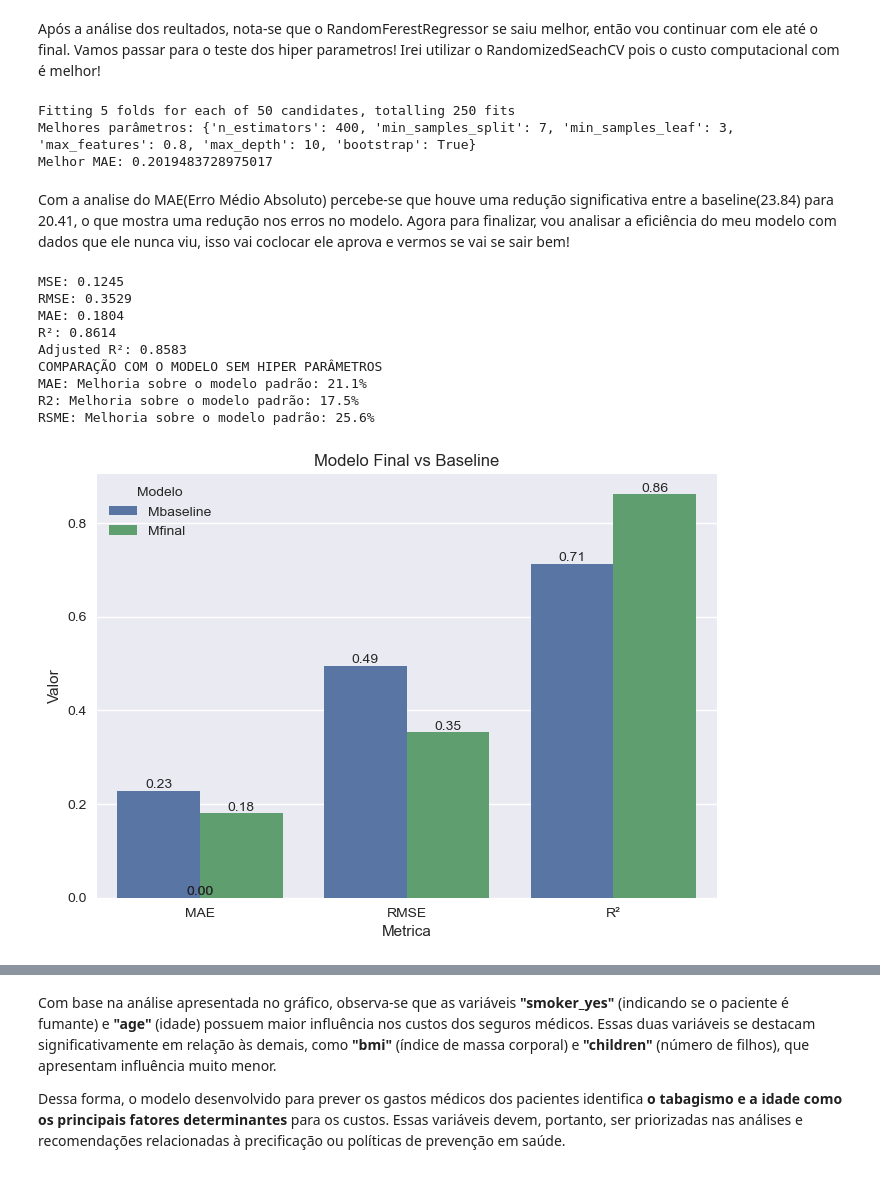
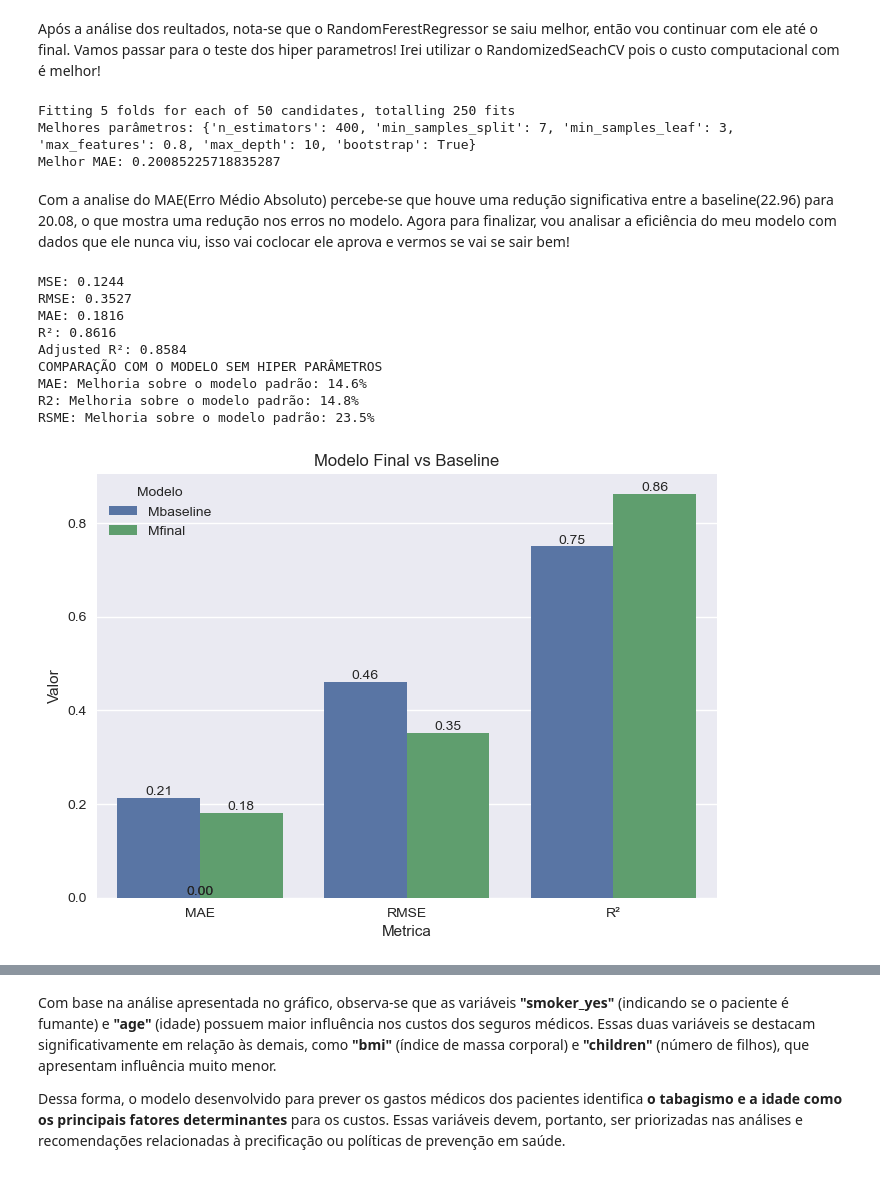
Before and after one commit to Riansito/Analise-de-Custos-de-Seguro-Saude-Modelagem-Preditiva, a Jupyter notebook: Notebooks/modeloPredição.ipynb, the cells around one changed output, grey strips where cells are left out. Drawn from its saved outputs; the diff is of its cells as text; code cells hidden in the pictures.

```diff
--- a/Notebooks/modeloPredição.ipynb
+++ b/Notebooks/modeloPredição.ipynb
@@ -216,7 +162,7 @@ rf_random = RandomizedSearchCV(
     n_jobs=-1 #Controla o paralelismo da execução
 )
 
-rf_random.fit(X_train, y_train)
+rf_random.fit(X_train_tratado, y_train)
 
 # Melhores parâmetros
 print("Melhores parâmetros:", rf_random.best_params_)
@@ -224,19 +170,19 @@ print("Melhor MAE:", -rf_random.best_score_)
 # %% [output]
 Fitting 5 folds for each of 50 candidates, totalling 250 fits
 Melhores parâmetros: {'n_estimators': 400, 'min_samples_split': 7, 'min_samples_leaf': 3, 'max_features': 0.8, 'max_depth': 10, 'bootstrap': True}
-Melhor MAE: 0.2019483728975017
+Melhor MAE: 0.20085225718835287
 # %% [markdown]
-Com a analise do MAE(Erro Médio Absoluto) percebe-se que houve uma redução significativa entre a baseline(23.84) para 20.41, o que mostra uma redução nos erros no modelo. Agora para finalizar, vou analisar a eficiência do meu modelo com dados que ele nunca viu, isso vai coclocar ele aprova e vermos se vai se sair bem!
+Com a analise do MAE(Erro Médio Absoluto) percebe-se que houve uma redução significativa entre a baseline(22.96) para 20.08, o que mostra uma redução nos erros no modelo. Agora para finalizar, vou analisar a eficiência do meu modelo com dados que ele nunca viu, isso vai coclocar ele aprova e vermos se vai se sair bem!
 # %%
 # Modelo com melhores parâmetros
 melhorModelo = rf_random.best_estimator_
 
 # Avaliação no teste
-y_pred = melhorModelo.predict(X_test)
+y_pred = melhorModelo.predict(X_test_tratado)
 
 
 # Avaliação
-resultados = avaliaModelo(y_test, y_pred)
+resultados = avalicao.avaliaModelo(y_test, y_pred, X)
 maeTest = resultados['MAE']
 rsmeTest = resultados['RMSE']
 r2Test = resultados['R²']
@@ -247,31 +193,31 @@ for k, v in resultados.items():
 
 # Comparação com baseline
 print("COMPARAÇÃO COM O MODELO SEM HIPER PARÂMETROS")
-print(f"MAE: Melhoria sobre o modelo padrão: {(0.2286 - maeTest)/0.2286*100:.1f}%")
-print(f"R2: Melhoria sobre o modelo padrão: {(r2Test - 0.7332)/0.7332*100:.1f}%")
-print(f"RSME: Melhoria sobre o modelo padrão: {(0.4745 - rsmeTest)/0.4745*100:.1f}%")
+print(f"MAE: Melhoria sobre o modelo padrão: {(0.2128 - maeTest)/0.2128*100:.1f}%")
+print(f"R2: Melhoria sobre o modelo padrão: {(r2Test - 0.7504)/0.7504*100:.1f}%")
+print(f"RSME: Melhoria sobre o modelo padrão: {(0.4613 - rsmeTest)/0.4613*100:.1f}%")
 # %% [output]
-MSE: 0.1245
-RMSE: 0.3529
-MAE: 0.1804
-R²: 0.8614
-Adjusted R²: 0.8583
+MSE: 0.1244
+RMSE: 0.3527
+MAE: 0.1816
+R²: 0.8616
+Adjusted R²: 0.8584
 COMPARAÇÃO COM O MODELO SEM HIPER PARÂMETROS
-MAE: Melhoria sobre o modelo padrão: 21.1%
-R2: Melhoria sobre o modelo padrão: 17.5%
-RSME: Melhoria sobre o modelo padrão: 25.6%
+MAE: Melhoria sobre o modelo padrão: 14.6%
+R2: Melhoria sobre o modelo padrão: 14.8%
+RSME: Melhoria sobre o modelo padrão: 23.5%
 # %%
 # Criar DataFrame com os dados
 
 df_valores = pd.DataFrame({
-    'Valores': [0.2284, 0.4945, 0.7132, 0.1801, 0.3529, 0.8614],
+    'Valores': [0.2128, 0.4613, 0.7504, 0.1816, 0.3527, 0.8616],
     'Metrica': ['MAE', 'RMSE', 'R²', 'MAE', 'RMSE', 'R²'],
     'Modelo' : ['Mbaseline', 'Mbaseline', 'Mbaseline', 'Mfinal', 'Mfinal', 'Mfinal']
 },)
 
 avalicao.diferencaModeloFinalBL(df_valores)
 # %% [output]
-[figure, old version]
+[figure, new version]
 # %% [markdown]
 
 
```
Also changed, not shown: parts of 12 cells of this notebook, 1 other file.
